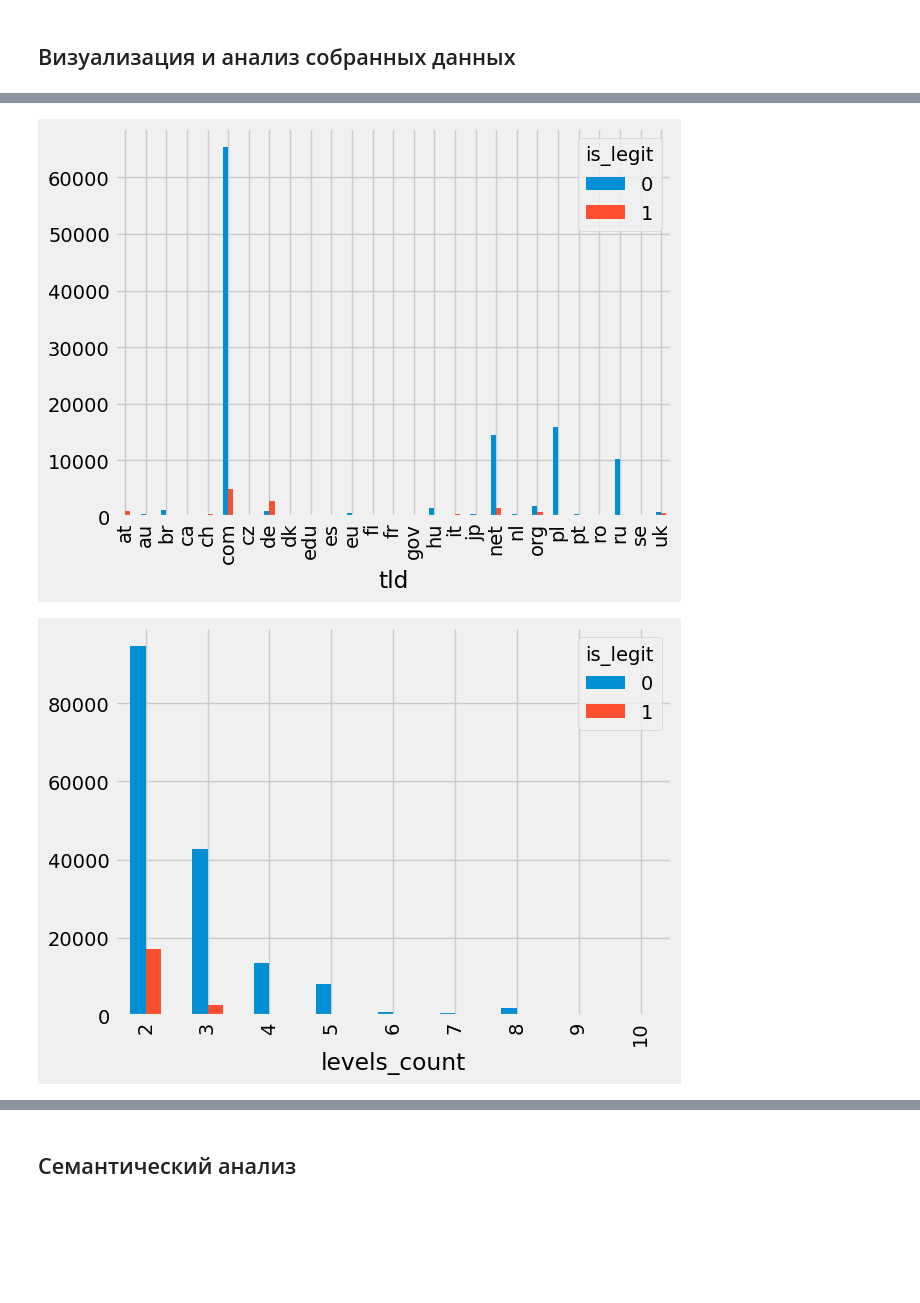
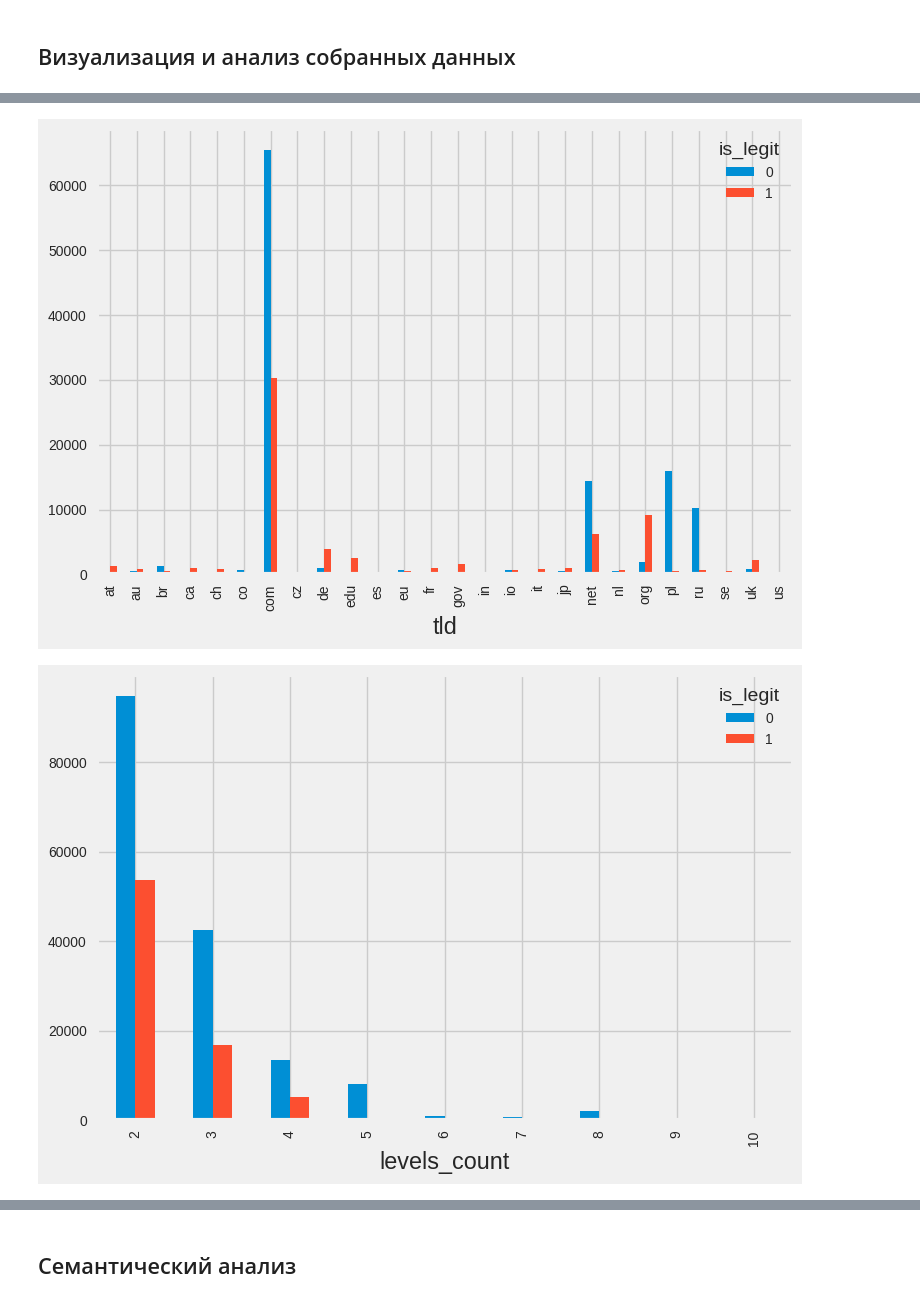
Before and after one commit to Qvineox/domain-threat-intelligence-analyzer-mirror, a Jupyter notebook: jupyter/notebooks/dns.ipynb, the cells around one changed output, grey strips where cells are left out. Drawn from its saved outputs; the diff is of its cells as text; code cells hidden in the pictures; blank space fills up the shorter version.

```diff
--- a/jupyter/notebooks/dns.ipynb
+++ b/jupyter/notebooks/dns.ipynb
@@ -51,8 +51,10 @@ Looking in indexes: https://pypi.org/simple, https://pypi.ngc.nvidia.com
 Requirement already satisfied: scipy==1.11.4 in /opt/conda/lib/python3.11/site-packages (1.11.4)
 Requirement already satisfied: numpy<1.28.0,>=1.21.6 in /opt/conda/lib/python3.11/site-packages (from scipy==1.11.4) (1.26.3)
 Note: you may need to restart the kernel to use updated packages.
+# %%
+dataset_file_name = 'work/datasets/processed_actual/merged_full_2024_03_27.csv'
 # %%
-df = pd.read_csv('./datasets/processed_actual/merged_full_2024_03_24.csv')
+df = pd.read_csv(dataset_file_name)
 # %%
 df.info()
 # %% [output]
@@ -82,11 +82,11 @@ plt.style.use('fivethirtyeight')
 # %%
 count_by_tld = df.groupby(['tld', 'is_legit']).size().unstack(level=1)
-count_by_tld = count_by_tld[count_by_tld[1] > 100]
+count_by_tld = count_by_tld[count_by_tld[1] > 250]
 
 count_by_tld.plot(kind='bar')
 plt.savefig('savefig_tld.png')
 # %% [output]
-[figure, old version]
+[figure, new version]
 # %%
 count_by_levels = df.groupby(['levels_count', 'is_legit']).size().unstack(level=1)
 count_by_levels = count_by_levels[count_by_levels[0] > 5]
@@ -94,7 +94,7 @@ count_by_levels = count_by_levels[count_by_levels[0] > 5]
 count_by_levels.plot(kind='bar')
 plt.savefig('savefig_levels.png')
 # %% [output]
-[figure, old version]
+[figure, new version]
 # %%
 count_by_a_records = df.groupby(['a_records', 'is_legit']).size().unstack(level=1)
 count_by_a_records = count_by_a_records[count_by_a_records[1] > 1]
```
Also changed, not shown: parts of 9 cells of this notebook, 21 other files.
